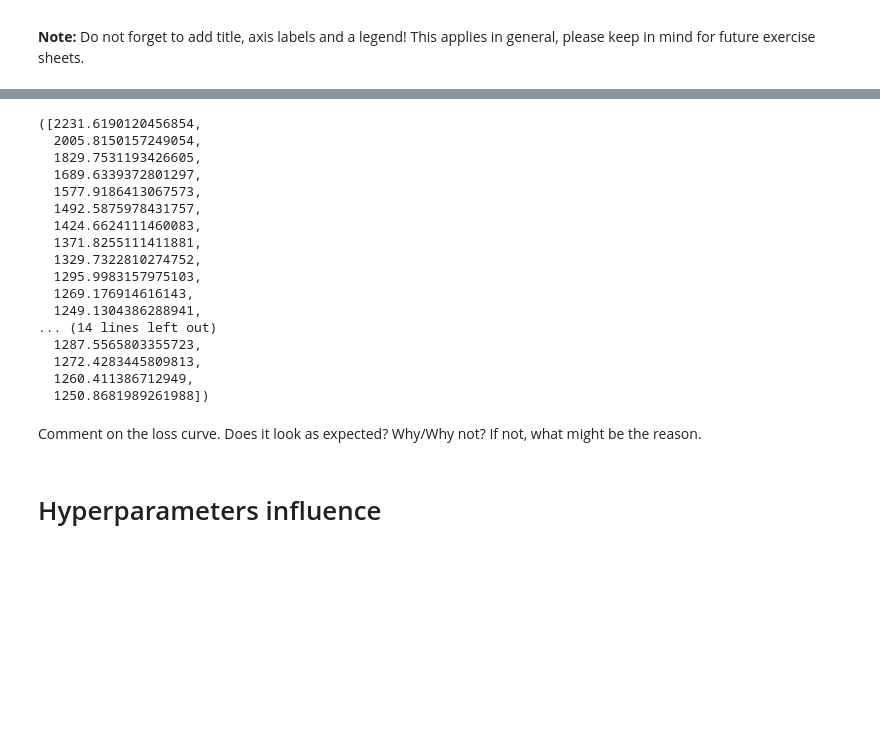
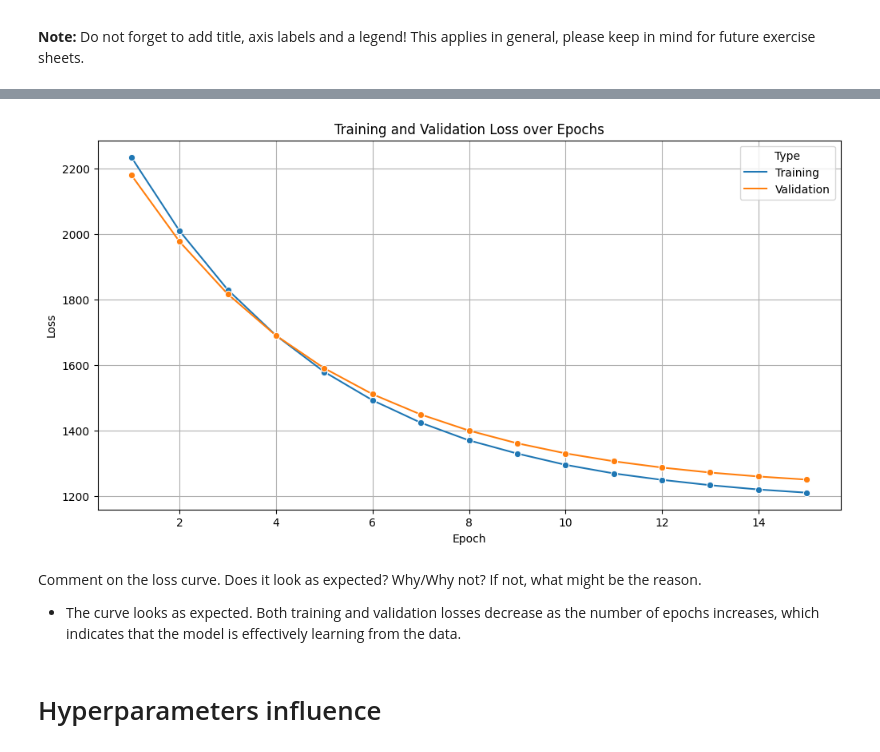
Before and after one commit to Deepak1520/Machine-Learning, a Jupyter notebook: Exercise 2/2_NAME1_NAME2_NAME3.ipynb, the cells around one changed output, grey strips where cells are left out. Saved outputs shown, nothing was run; the diff lists cells and outputs as text; code cells hidden in the pictures; blank space fills up the shorter version.

Commit message:
train_loss and val_loss comparison

```diff
--- a/Exercise 2/2_NAME1_NAME2_NAME3.ipynb
+++ b/Exercise 2/2_NAME1_NAME2_NAME3.ipynb
@@ -772,21 +762,32 @@ Epoch 15/15, Training Loss: 1210.9831, Validation Loss: 1250.8682
+# %%
+# TODO write a plot function
+
+def plot_train_val_loss(train_loss, val_loss, figsize = (12,6)):
+    epochs = range(1, len(train_loss)+1)
+
+    train_data = {
+        'Epoch': list(epochs),
+        'Loss': train_loss,
+        'Type': ['Training'] * len(train_loss)
+    }
+
+    val_data = {
+        'Epoch': list(epochs),
+        'Loss': val_loss,
+        'Type': ['Validation'] * len(val_loss)
+    }
+
+    loss_data = pd.concat([pd.DataFrame(train_data), pd.DataFrame(val_data)])
+
+    plt.figure(figsize = figsize)
+    sns.lineplot(data = loss_data, x='Epoch', y='Loss', hue = 'Type', marker='o')
+    plt.title('Training and Validation Loss over Epochs')
+    plt.xlabel('Epoch')
+    plt.ylabel('Loss')
+    plt.grid(True)
+    plt.show()
 # %%
-# TODO write a plot function
-train_loss, val_loss
+# TODO plot losses
+plot_train_val_loss(train_loss, val_loss)
 # %% [output]
-([2231.6190120456854,
-  2005.8150157249054,
-  1829.7531193426605,
-  1689.6339372801297,
-  1577.9186413067573,
-  1492.5875978431757,
-  1424.6624111460083,
-  1371.8255111411881,
-  1329.7322810274752,
-  1295.9983157975103,
-  1269.176914616143,
-  1249.1304386288941,
-... (14 lines left out)
-  1287.5565803355723,
-  1272.4283445809813,
-  1260.411386712949,
-  1250.8681989261988])
+[figure, added]
@@ -795,6 +794,7 @@ train_loss, val_loss
 # %% [markdown]
 Comment on the loss curve. Does it look as expected? Why/Why not?
 If not, what might be the reason.
+- The curve looks as expected. Both training and validation losses decrease as the number of epochs increases, which  indicates that the model is effectively learning from the data.
 # %% [markdown]
 # Hyperparameters influence
 # %% [markdown]
```
Also changed, not shown: parts of 8 cells of this notebook.
